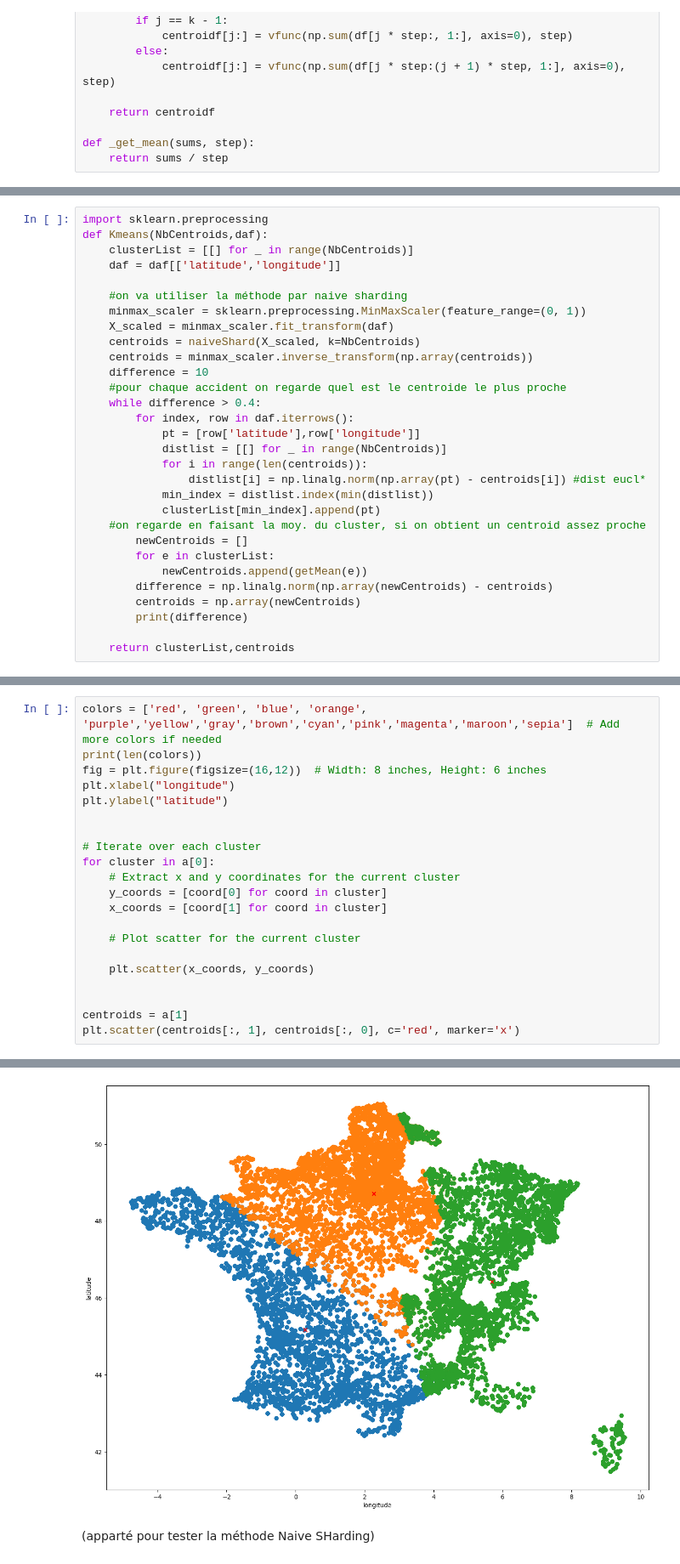
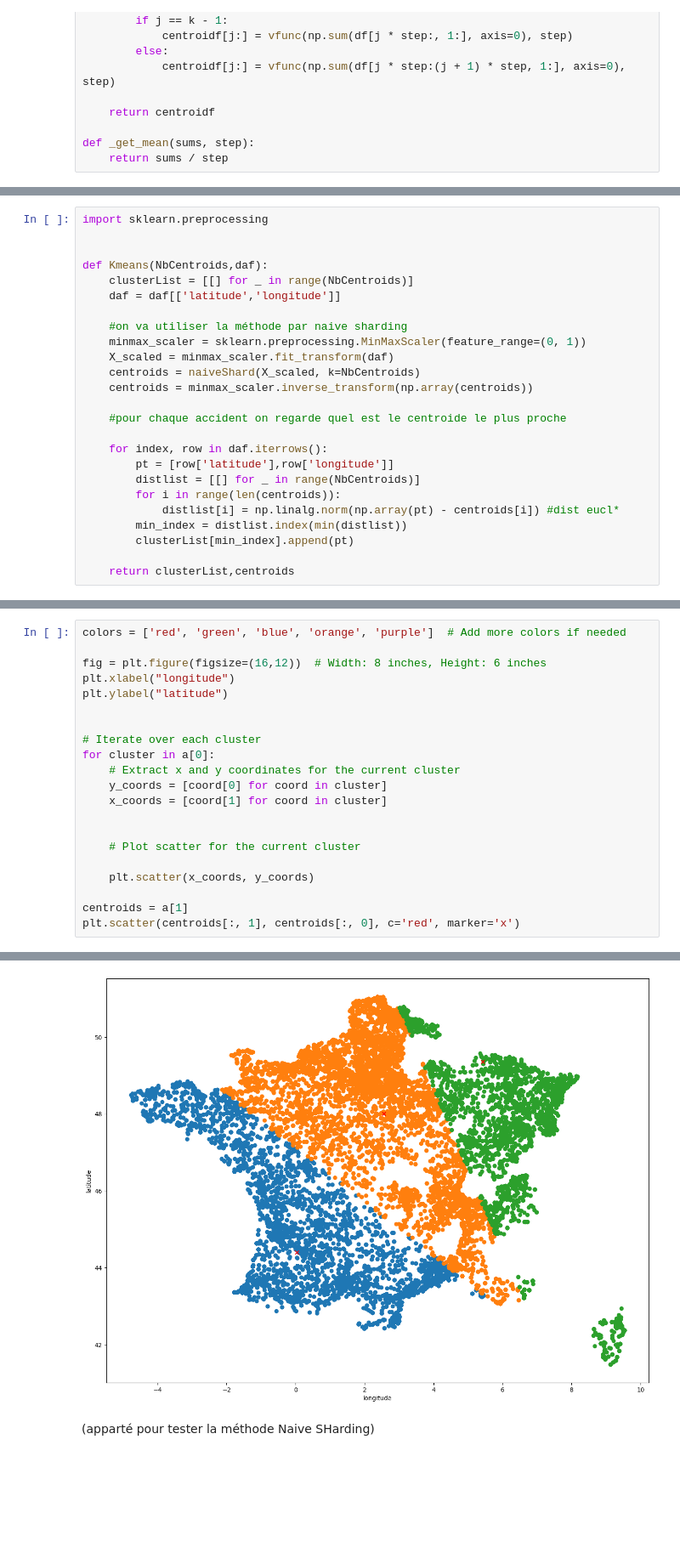
Before and after one commit to Epwo/ProjetA3-23, a Jupyter notebook: IA/non supervisé/non-supervise.ipynb, the cells around one changed output, grey strips where cells are left out. Shown at 85% size. Cells and saved outputs as stored; diff of their text form; blank space fills up the shorter version.

```diff
--- a/IA/non supervisé/non-supervise.ipynb
+++ b/IA/non supervisé/non-supervise.ipynb
@@ -241,5 +215,7 @@ def getMean(coords):
 # %%
 import sklearn.preprocessing
+
+
 def Kmeans(NbCentroids,daf):
     clusterList = [[] for _ in range(NbCentroids)]
     daf = daf[['latitude','longitude']]
@@ -249,23 +225,16 @@ def Kmeans(NbCentroids,daf):
     X_scaled = minmax_scaler.fit_transform(daf)
     centroids = naiveShard(X_scaled, k=NbCentroids)
     centroids = minmax_scaler.inverse_transform(np.array(centroids))
-    difference = 10
+
     #pour chaque accident on regarde quel est le centroide le plus proche
-    while difference > 0.4:
-        for index, row in daf.iterrows():
-            pt = [row['latitude'],row['longitude']]
-            distlist = [[] for _ in range(NbCentroids)]
-            for i in range(len(centroids)):
-                distlist[i] = np.linalg.norm(np.array(pt) - centroids[i]) #dist eucl*
-            min_index = distlist.index(min(distlist))
-            clusterList[min_index].append(pt)
-    #on regarde en faisant la moy. du cluster, si on obtient un centroid assez proche
-        newCentroids = []
-        for e in clusterList:
-            newCentroids.append(getMean(e))
-        difference = np.linalg.norm(np.array(newCentroids) - centroids)
-        centroids = np.array(newCentroids)
-        print(difference)
+
+    for index, row in daf.iterrows():
+        pt = [row['latitude'],row['longitude']]
+        distlist = [[] for _ in range(NbCentroids)]
+        for i in range(len(centroids)):
+            distlist[i] = np.linalg.norm(np.array(pt) - centroids[i]) #dist eucl*
+        min_index = distlist.index(min(distlist))
+        clusterList[min_index].append(pt)
 
     return clusterList,centroids
 # %%
@@ -278,6 +246,6 @@ a = Kmeans(3,data)
 # %%
-colors = ['red', 'green', 'blue', 'orange', 'purple','yellow','gray','brown','cyan','pink','magenta','maroon','sepia']  # Add more colors if needed
-print(len(colors))
+colors = ['red', 'green', 'blue', 'orange', 'purple']  # Add more colors if needed
+
 fig = plt.figure(figsize=(16,12))  # Width: 8 inches, Height: 6 inches
 plt.xlabel("longitude")
 plt.ylabel("latitude")
@@ -289,11 +257,11 @@ for cluster in a[0]:
     y_coords = [coord[0] for coord in cluster]
     x_coords = [coord[1] for coord in cluster]
 
+
     # Plot scatter for the current cluster
 
     plt.scatter(x_coords, y_coords)
 
-
 centroids = a[1]
 plt.scatter(centroids[:, 1], centroids[:, 0], c='red', marker='x')
 # %% [output]
@@ -302,4 +269,4 @@ plt.scatter(centroids[:, 1], centroids[:, 0], c='red', marker='x')
-[figure, old version]
+[figure, new version]
 # %% [markdown]
 (apparté pour tester la méthode Naive SHarding)
 # %% [markdown]
```
Also changed, not shown: parts of 14 cells of this notebook.
